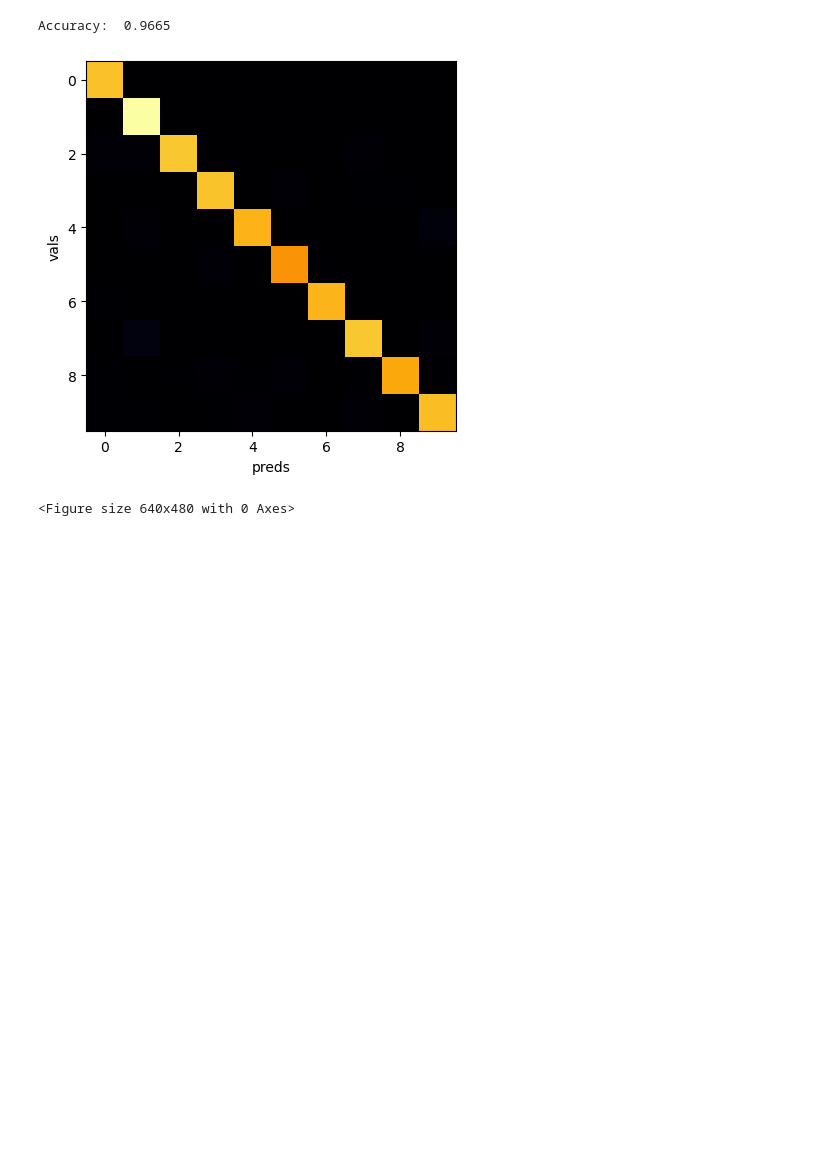
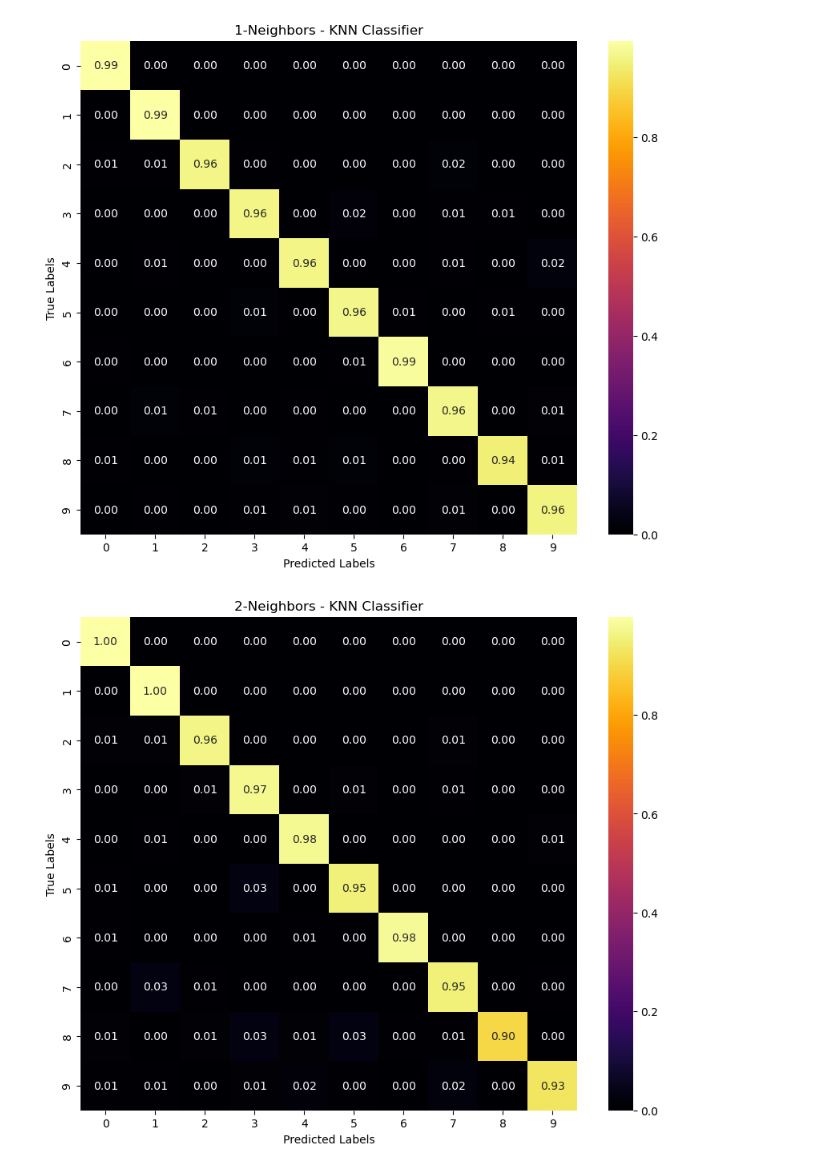
Before and after one commit to tSigler2/machineLearningProject, a Jupyter notebook: knn_MNIST_exp.ipynb, the cells around one changed output. Drawn from its saved outputs; the diff is of its cells as text; code cells hidden in the pictures; blank space fills up the shorter version.

```diff
--- a/knn_MNIST_exp.ipynb
+++ b/knn_MNIST_exp.ipynb
@@ -146,5 +129,4 @@ def voronoi_split(x, y):
 # %%
-########## Begin Main Script ##########
 # Loading the MNIST dataset
 mndl = MnistDataloader(train_images, train_labels, test_images, test_labels)
 (x_train, y_train), (x_test, y_test) = mndl.load_data()
@@ -157,24 +139,54 @@ y_test = np.array(y_test)
 
 x_train = x_train.reshape(60000, 784)
 x_test = x_test.reshape(10000, 784)
-
-# Training and evaluating a K-Nearest Neighbors Classifier
-knn = KNeighborsClassifier(n_neighbors=10) # tried lower values for n_neighbors
-knn.fit(x_train, y_train)
-
-# Predicting and evaluating the KNN model
-pred_y = knn.predict(x_test)
-cm = confusion_matrix(y_test, pred_y)
-s = getSum(cm)
-print("Accuracy: ", s/10000)
-
-# Visualizing the confusion matrix
-plt.imshow(cm, cmap = 'inferno', interpolation='nearest')
-plt.xlabel('preds')
-plt.ylabel('vals')
-plt.show()
-plt.clf()
-# %% [output]
-Accuracy:  0.9665
-[figure, removed]
-<Figure size 640x480 with 0 Axes>
+# %%
+# List of k values
+k_neighbors = [1, 2, 5, 10, 100]
+
+# Lists to store results
+k_values = []
+accuracy_list = []
+error_list = []
+
+# Loop over the different k values
+for k in k_neighbors:
+    # Train the K-Nearest Neighbors Classifier
+    knn = KNeighborsClassifier(n_neighbors=k)
+    knn.fit(x_train, y_train)
+
+    # Predict on test set
+    pred_y = knn.predict(x_test)
+
+    # Calculate accuracy and test error
+    accuracy = np.mean(pred_y == y_test)
+    test_error = 1 - accuracy
+
+    # Append results to lists
+    k_values.append(k)
+    accuracy_list.append(accuracy)
+    error_list.append(test_error)
+
+    # Calculate the normalized confusion matrix
+    cm = confusion_matrix(y_test, pred_y)
+    cm_normalized = cm.astype('float') / cm.sum(axis=1)[:, np.newaxis]
+
+    # Plotting the normalized confusion matrix
+    plt.figure(figsize=(10, 8))
+    ax = sns.heatmap(cm_normalized, annot=True, fmt=".2f", cmap="inferno")
+    plt.title(f'{k}-Neighbors - KNN Classifier')
+    plt.ylabel('True Labels')
+    plt.xlabel('Predicted Labels')
+    plt.show()
+
+# Create a DataFrame
+results_df = pd.DataFrame({
+    'k': k_values,
+    'Accuracy': accuracy_list,
+    'Test Error': error_list
+})
+
+# Display the DataFrame
+results_df
+# %% [output]
+[figure, added]
+[figure, added]
```
Also changed, not shown: parts of 14 cells of this notebook, 5 other files.
